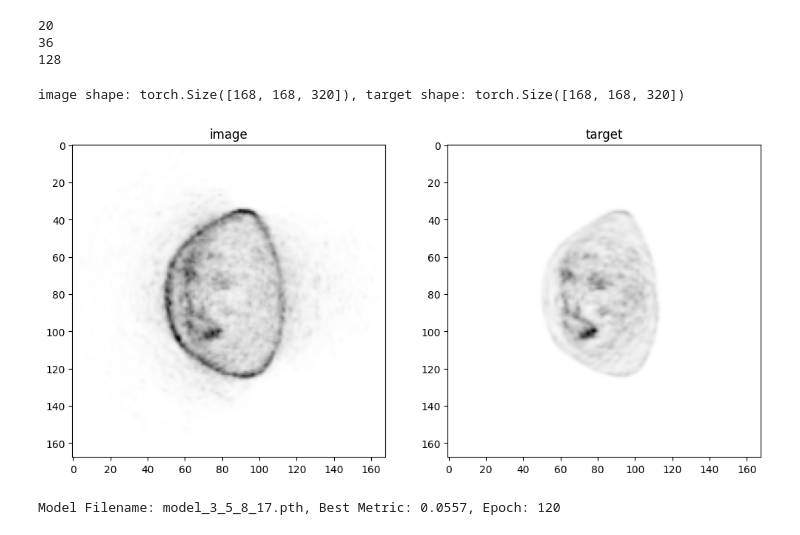
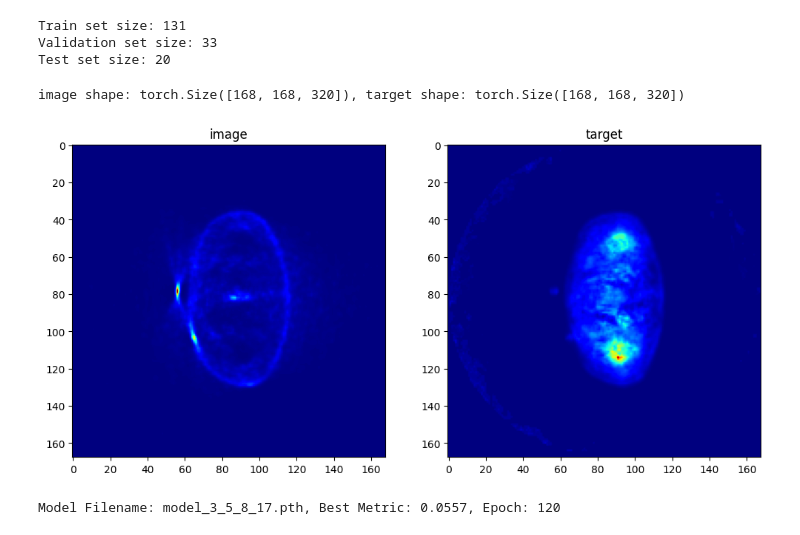
Before and after one commit to s-shahpouri/DL_PET, a Jupyter notebook: Inference_ADCM.ipynb, the cells around one changed output. Drawn from its saved outputs; the diff is of its cells as text; code cells hidden in the pictures.

```diff
--- a/Inference_ADCM.ipynb
+++ b/Inference_ADCM.ipynb
@@ -31,33 +31,25 @@ data_dir = '/homes/zshahpouri/DLP/ASC-PET-001'
 directory = '/homes/zshahpouri/DLP/Practic/LOGTEST'
 output_dir = '/homes/zshahpouri/DLP/Practic/OUT'
 # %%
+import math
+from utils import split_data
+
 
 train_images = sorted(glob.glob(os.path.join(data_dir, "NAC", "*.nii.gz")))
 target_images = sorted(glob.glob(os.path.join(data_dir, "ADCM", "*.nii.gz")))
-
-# data_dicts = [{"image": img, "target": tar} for img in train_images]
 data_dicts = [{"image": img, "target": tar} for img, tar in zip(train_images, target_images)]
 
 
-# Calculate split sizes
-total_size = len(data_dicts)
-train_size = math.floor(total_size * 0.7)
-val_size = math.floor(total_size * 0.2)
-# The test set gets the remaining data points
-test_size = total_size - train_size - val_size
+train_files, val_files, test_files = split_data (data_dicts)
 
-# Split the dataset
-train_files = data_dicts[:train_size]
-val_files = data_dicts[train_size:(train_size + val_size)]
-test_files = data_dicts[(train_size + val_size):]
+# Print sizes for verification
+print(f"Train set size: {len(train_files)}")
+print(f"Validation set size: {len(val_files)}")
+print(f"Test set size: {len(test_files)}")
+# %% [output]
+Train set size: 131
+Validation set size: 33
+Test set size: 20
-# %%
-print(len(test_files))
-print(len(val_files))
-print(len(train_files))
-# %% [output]
-20
-36
-128
 # %%
 # roi_size = [168, 168, 32]
 
@@ -107,23 +99,23 @@ val_loader = DataLoader(val_ds, batch_size=2, shuffle=False, num_workers=4)
 # %%
 check_ds = Dataset(data=val_files, transform=val_transforms)
 check_loader = DataLoader(check_ds, batch_size=1)
 check_data = first(check_loader)
 image, target = (check_data["image"][0][0], check_data["target"][0][0])
 print(f"image shape: {image.shape}, target shape: {target.shape}")
 # plot the slice [:, :, n]
 n = 100
 
 plt.figure("check", (12, 6))
 plt.subplot(1, 2, 1)
 plt.title("image")
-plt.imshow(image[:, :, n], cmap="gist_yarg")
+plt.imshow(image[:, :, n], cmap="jet")
 plt.subplot(1, 2, 2)
 plt.title("target")
-plt.imshow(target[:, :, n],cmap='gist_yarg' )
+plt.imshow(target[:, :, n],cmap='jet' )
 plt.show()
 # %% [output]
 image shape: torch.Size([168, 168, 320]), target shape: torch.Size([168, 168, 320])
-[figure, old version]
+[figure, new version]
 # %%
 def find_last_saved_model(log_filepath):
     last_saved_model = None
```
Also changed, not shown: parts of 5 cells of this notebook, 13 other files.
